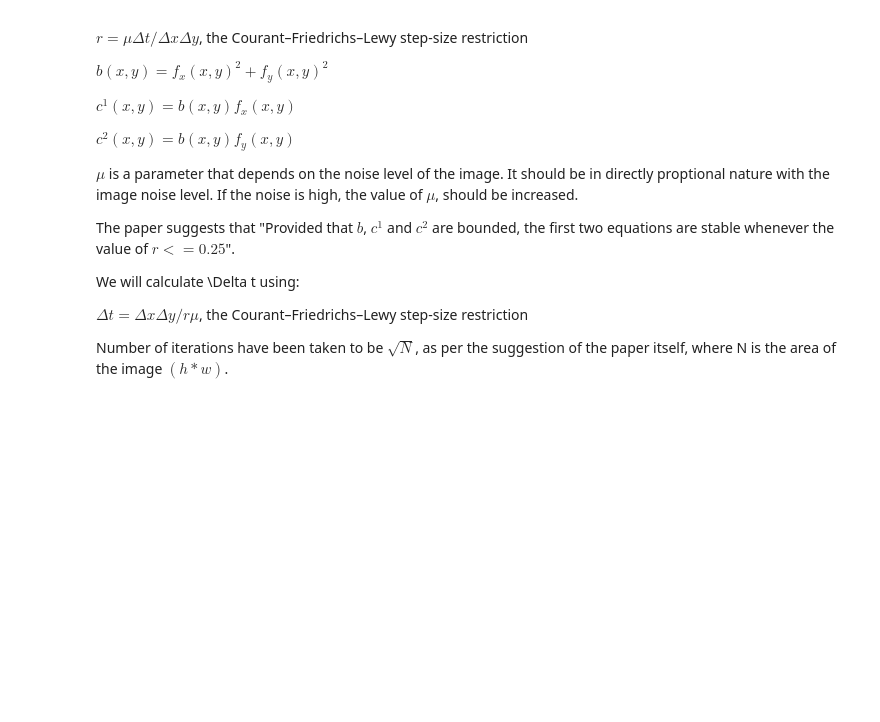
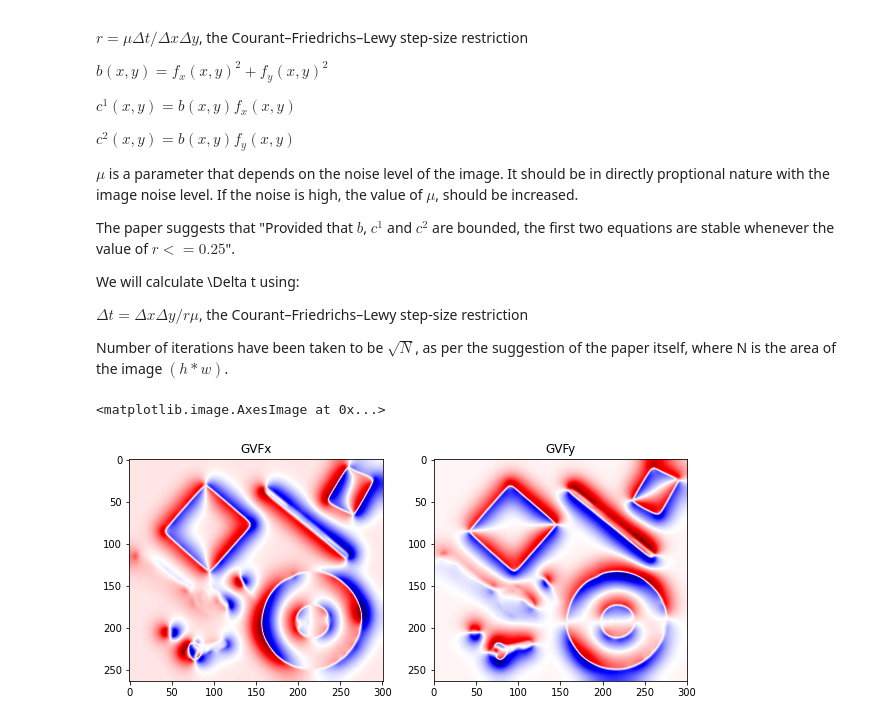
Before and after one commit to aneeketMangal/Gradient-Vector-Field-Snake, a Jupyter notebook: main.ipynb, the cells around one changed output. Cells and saved outputs as stored; diff of their text form; code cells hidden in the pictures; blank space fills up the shorter version.

```diff
--- a/main.ipynb
+++ b/main.ipynb
@@ -169,23 +170,35 @@ Number of iterations have been taken to be $\sqrt N$, as per the suggestion of t
 # %%
 # parameters for GVF
 # as defined in the above markdown
 dx, dy = 1.0, 1.0
-mu = 1.0
+mu = 1
 r = 0.25
 b = np.square(gradientX) + np.square(gradientY)
 c1, c2 = b*gradientX, b*gradientY
 dt = dx*dy/(r*mu)
 N = img.shape[0]*img.shape[1]
 iter = int(np.sqrt(N))
 iterations = list(range(iter))
 
 # initializing u, v with the values of fx and fy
 u, v = gradientX, gradientY
 
 for i in tqdm(iterations):
     lapU = cv2.Laplacian(u, -1, 3) # laplacian with kernel size 3
     lapV = cv2.Laplacian(v, -1, 3)
     u = (1.0 - b*dt)*u + r*lapU + c1*dt
     v = (1.0 - b*dt)*v + r*lapV + c2*dt
 
+
 gx, gy = u, v
+
+plt.figure(figsize=(10, 10))
+plt.subplot(1, 2, 1)
+plt.title("GVFx")
+plt.imshow(gx, cmap = "seismic")
+plt.subplot(1, 2, 2)
+plt.title("GVFy")
+plt.imshow(gy, cmap = "seismic")
+# %% [output]
+<matplotlib.image.AxesImage at 0x...>
+[figure, added]
```
Also changed, not shown: parts of 10 cells of this notebook, 3 other files.
